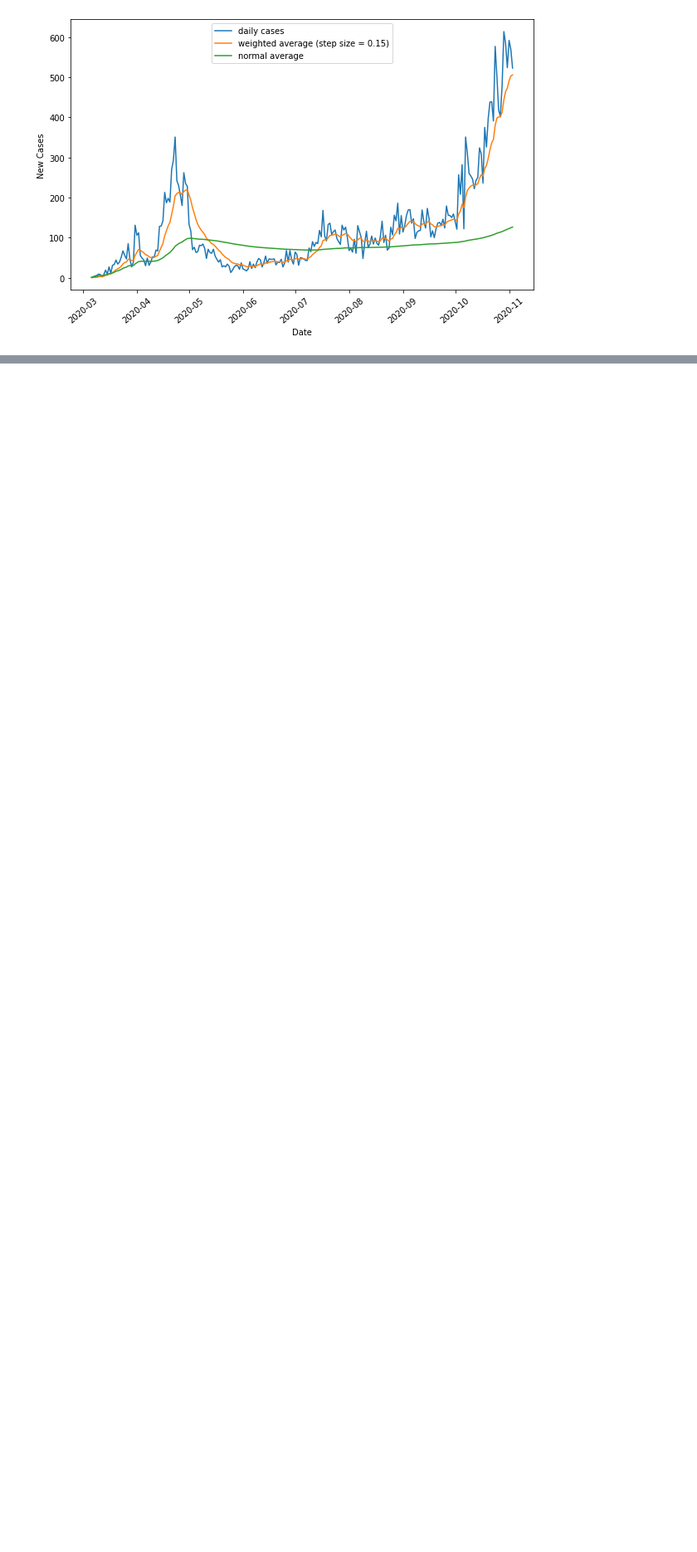
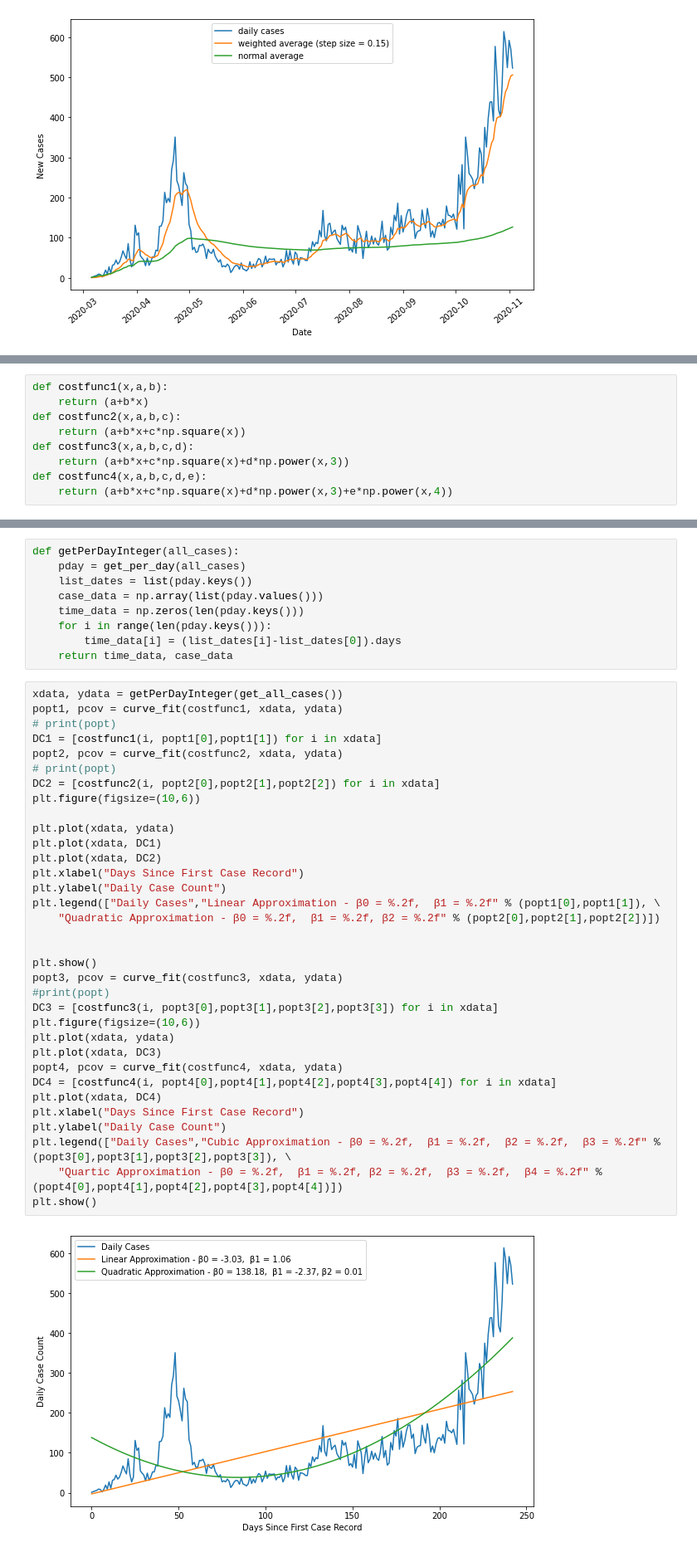
Before and after one commit to Xiaoyu-Ben-Wang/covid-ahs-project, a Jupyter notebook: visualization.ipynb, the cells around one changed output, grey strips where cells are left out. Shown at 83% size. Saved outputs shown, nothing was run; the diff lists cells and outputs as text; blank space fills up the shorter version.

```diff
--- a/visualization.ipynb
+++ b/visualization.ipynb
@@ -165,0 +111,9 @@ IDK IF THIS IS CORRECT ^
+# %%
+def costfunc1(x,a,b):
+    return (a+b*x)
+def costfunc2(x,a,b,c):
+    return (a+b*x+c*np.square(x))
+def costfunc3(x,a,b,c,d):
+    return (a+b*x+c*np.square(x)+d*np.power(x,3))
+def costfunc4(x,a,b,c,d,e):
+    return (a+b*x+c*np.square(x)+d*np.power(x,3)+e*np.power(x,4))
@@ -165,0 +122,45 @@ IDK IF THIS IS CORRECT ^
+# %%
+def getPerDayInteger(all_cases):
+    pday = get_per_day(all_cases)
+    list_dates = list(pday.keys())
+    case_data = np.array(list(pday.values()))
+    time_data = np.zeros(len(pday.keys()))
+    for i in range(len(pday.keys())):
+        time_data[i] = (list_dates[i]-list_dates[0]).days
+    return time_data, case_data
+# %%
+xdata, ydata = getPerDayInteger(get_all_cases())
+popt1, pcov = curve_fit(costfunc1, xdata, ydata)
+# print(popt)
+DC1 = [costfunc1(i, popt1[0],popt1[1]) for i in xdata]
+popt2, pcov = curve_fit(costfunc2, xdata, ydata)
+# print(popt)
+DC2 = [costfunc2(i, popt2[0],popt2[1],popt2[2]) for i in xdata]
+plt.figure(figsize=(10,6))
+
+plt.plot(xdata, ydata)
+plt.plot(xdata, DC1)
+plt.plot(xdata, DC2)
+plt.xlabel("Days Since First Case Record")
+plt.ylabel("Daily Case Count")
+plt.legend(["Daily Cases","Linear Approximation - β0 = %.2f,  β1 = %.2f" % (popt1[0],popt1[1]), \
+    "Quadratic Approximation - β0 = %.2f,  β1 = %.2f, β2 = %.2f" % (popt2[0],popt2[1],popt2[2])])
+
+
+plt.show()
+popt3, pcov = curve_fit(costfunc3, xdata, ydata)
+#print(popt)
+DC3 = [costfunc3(i, popt3[0],popt3[1],popt3[2],popt3[3]) for i in xdata]
+plt.figure(figsize=(10,6))
+plt.plot(xdata, ydata)
+plt.plot(xdata, DC3)
+popt4, pcov = curve_fit(costfunc4, xdata, ydata)
+DC4 = [costfunc4(i, popt4[0],popt4[1],popt4[2],popt4[3],popt4[4]) for i in xdata]
+plt.plot(xdata, DC4)
+plt.xlabel("Days Since First Case Record")
+plt.ylabel("Daily Case Count")
+plt.legend(["Daily Cases","Cubic Approximation - β0 = %.2f,  β1 = %.2f,  β2 = %.2f,  β3 = %.2f" % (popt3[0],popt3[1],popt3[2],popt3[3]), \
+    "Quartic Approximation - β0 = %.2f,  β1 = %.2f, β2 = %.2f,  β3 = %.2f,  β4 = %.2f" % (popt4[0],popt4[1],popt4[2],popt4[3],popt4[4])])
+plt.show()
+# %% [output]
+[figure, added]
```
Also changed, not shown: parts of 8 cells of this notebook, 3 other files.
